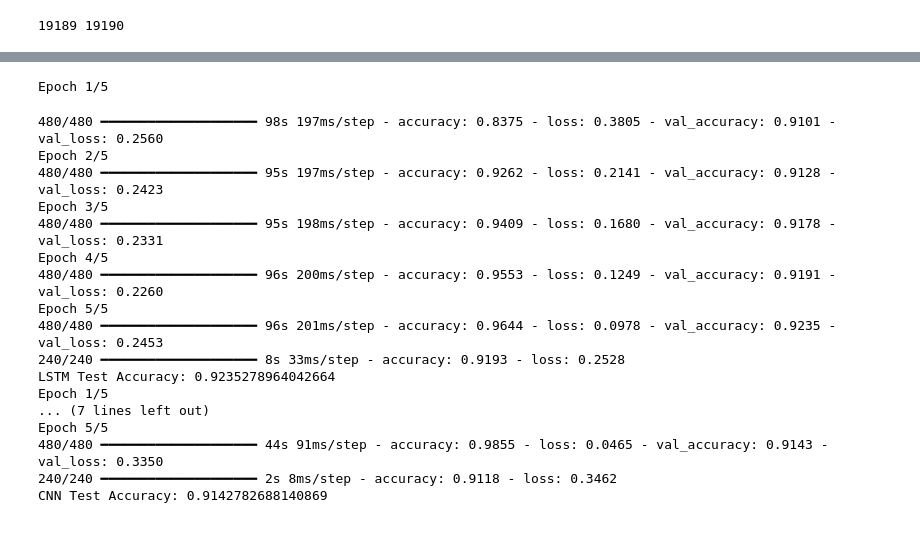
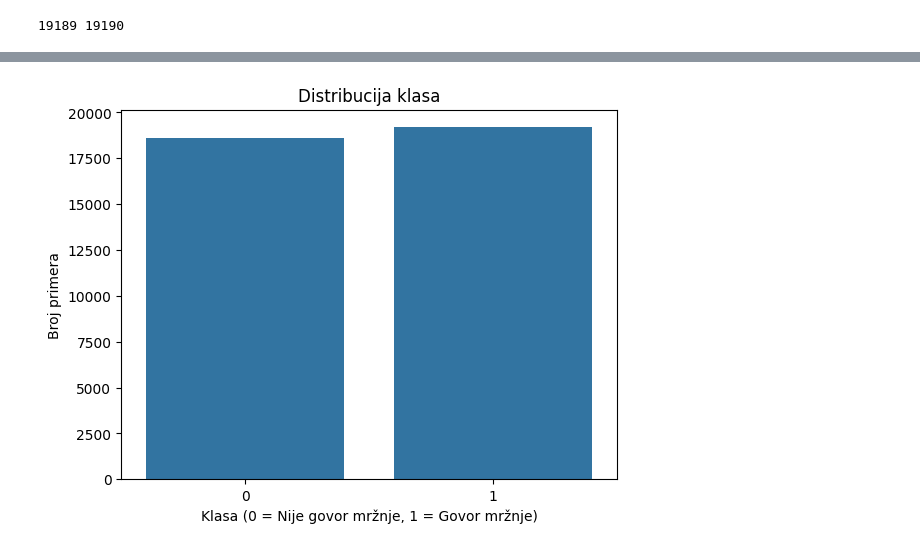
Before and after one commit to katarinaast/Text-data-augmentation, a Jupyter notebook: data_augmentation.ipynb, the cells around one changed output, grey strips where cells are left out. Drawn from its saved outputs; the diff is of its cells as text; code cells hidden in the pictures.

```diff
--- a/data_augmentation.ipynb
+++ b/data_augmentation.ipynb
@@ -1011 +943,4 @@ final
+# %%
+augmented_data = pd.read_csv('augmented_train.csv')
+augmented_df2 = augmented_data[['clean_tweet', 'label']]
 # %%
@@ -1059,31 +953,4 @@ weighted avg       0.83      0.82      0.82      7676
-# %%
-# Tokenizacija
-tokenizer_aug1 = prepare_tokenizer(X_train_aug1, num_words=5000)
-X_train_seq_aug1 = tokenize_and_pad(tokenizer_aug1, X_train_aug1)
-X_test_seq_aug1 = tokenize_and_pad(tokenizer_aug1, X_test_aug1)
-vocab_size_aug1 = len(tokenizer_aug1.word_index) + 1
-
-# LSTM
-lstm_model_aug1 = train_lstm(X_train_seq_aug1, y_train_aug1, X_test_seq_aug1, y_test_aug1, vocab_size_aug1)
-
-# CNN
-cnn_model_aug1 = train_cnn(X_train_seq_aug1, y_train_aug1, X_test_seq_aug1, y_test_aug1, vocab_size_aug1)
-# %% [output]
-Epoch 1/5
-480/480 ━━━━━━━━━━━━━━━━━━━━ 98s 197ms/step - accuracy: 0.8375 - loss: 0.3805 - val_accuracy: 0.9101 - val_loss: 0.2560
-Epoch 2/5
-480/480 ━━━━━━━━━━━━━━━━━━━━ 95s 197ms/step - accuracy: 0.9262 - loss: 0.2141 - val_accuracy: 0.9128 - val_loss: 0.2423
-Epoch 3/5
-480/480 ━━━━━━━━━━━━━━━━━━━━ 95s 198ms/step - accuracy: 0.9409 - loss: 0.1680 - val_accuracy: 0.9178 - val_loss: 0.2331
-Epoch 4/5
-480/480 ━━━━━━━━━━━━━━━━━━━━ 96s 200ms/step - accuracy: 0.9553 - loss: 0.1249 - val_accuracy: 0.9191 - val_loss: 0.2260
-Epoch 5/5
-480/480 ━━━━━━━━━━━━━━━━━━━━ 96s 201ms/step - accuracy: 0.9644 - loss: 0.0978 - val_accuracy: 0.9235 - val_loss: 0.2453
-240/240 ━━━━━━━━━━━━━━━━━━━━ 8s 33ms/step - accuracy: 0.9193 - loss: 0.2528
-LSTM Test Accuracy: 0.9235278964042664
-Epoch 1/5
-... (7 lines left out)
-Epoch 5/5
-480/480 ━━━━━━━━━━━━━━━━━━━━ 44s 91ms/step - accuracy: 0.9855 - loss: 0.0465 - val_accuracy: 0.9143 - val_loss: 0.3350
-240/240 ━━━━━━━━━━━━━━━━━━━━ 2s 8ms/step - accuracy: 0.9118 - loss: 0.3462
-CNN Test Accuracy: 0.9142782688140869
+# %%
+plot_distribution(augmented_df2, 'label')
+# %% [output]
+[figure, added]
```
Also changed, not shown: parts of 34 cells of this notebook, 2 other files.
